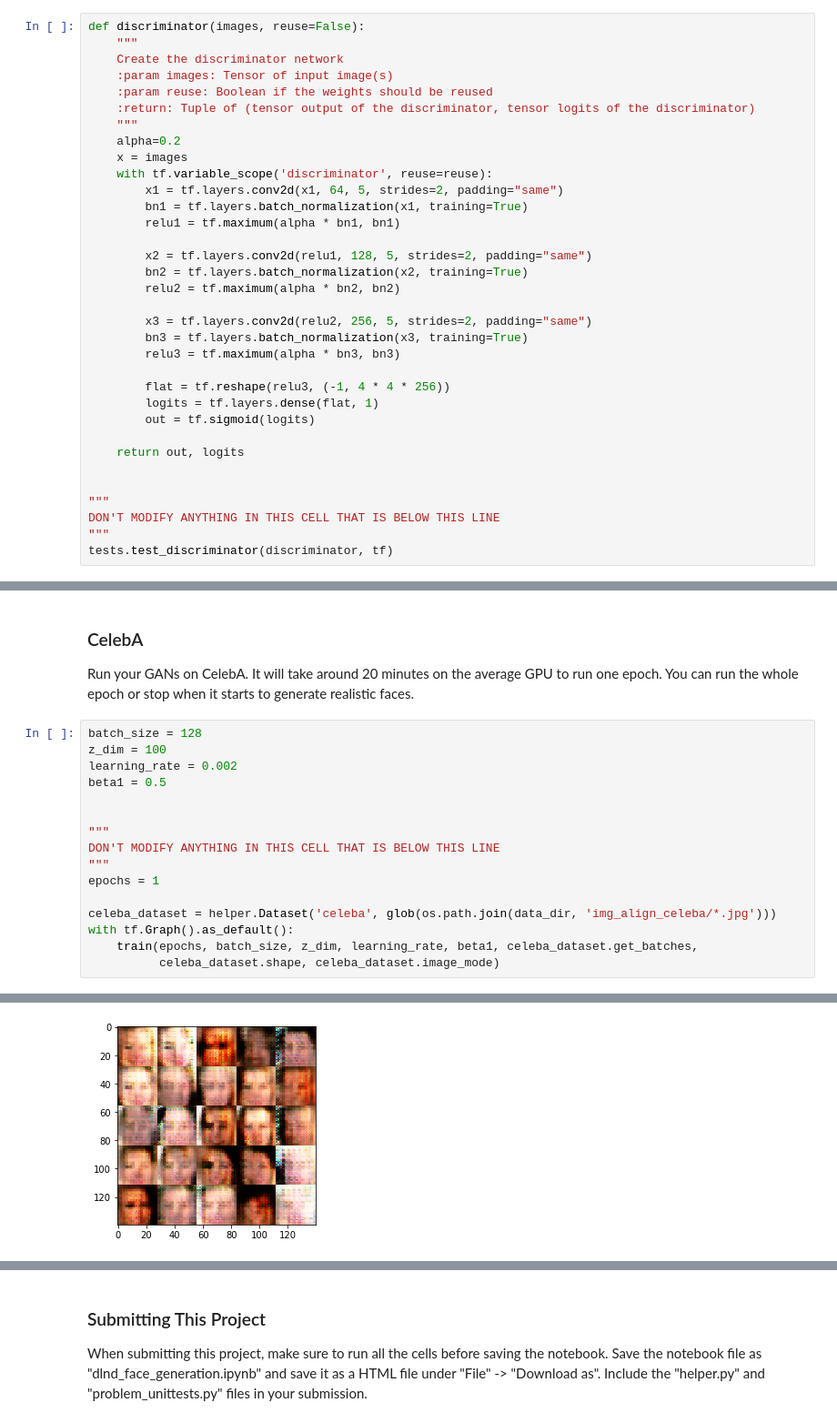
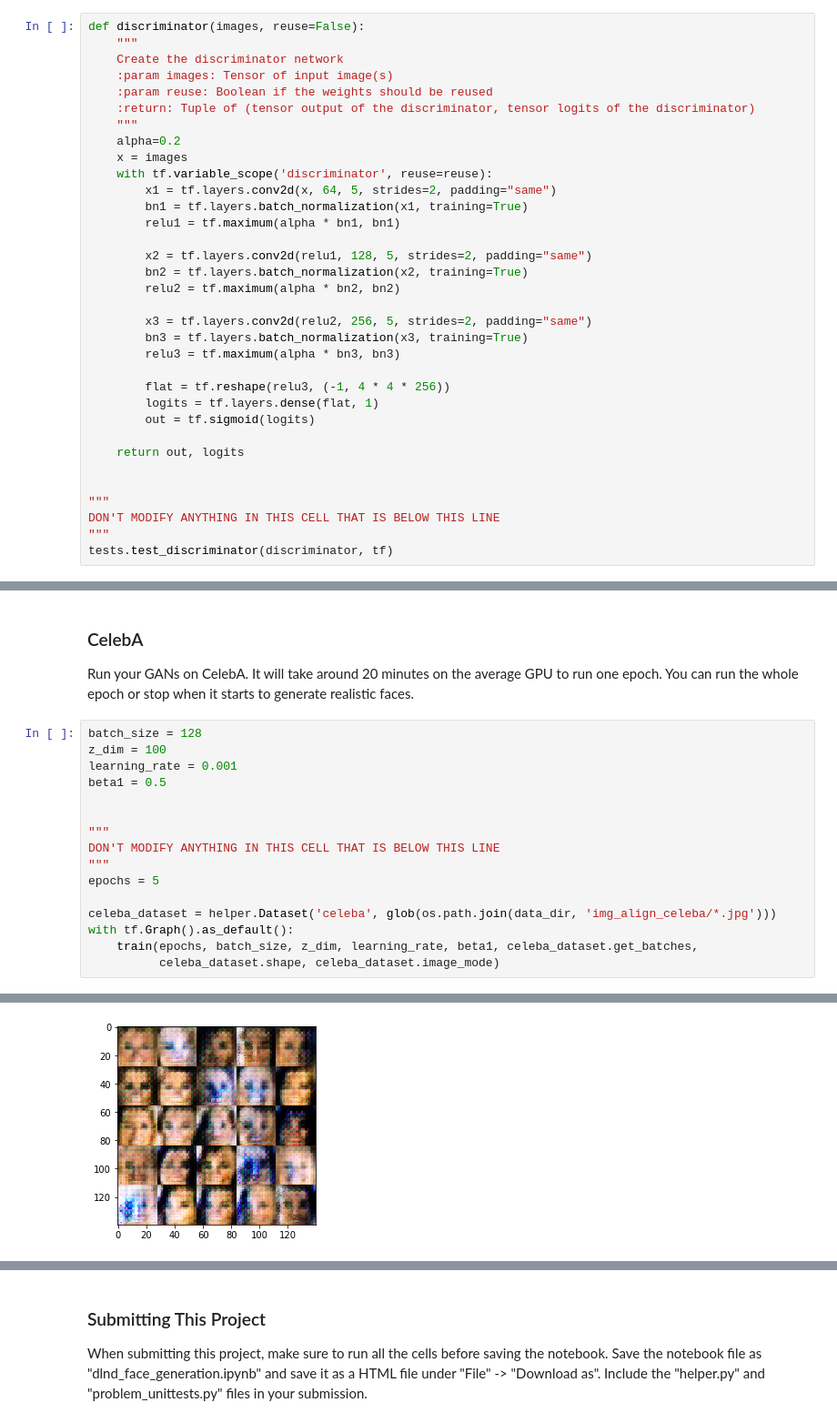
Before and after one commit to Satyaki0924/face_generation_with_generative_adversarial_network, a Jupyter notebook: dlnd_face_generation.ipynb, the cells around one changed output, grey strips where cells are left out. Shown at 91% size. Drawn from its saved outputs; the diff is of its cells as text.

```diff
--- a/dlnd_face_generation.ipynb
+++ b/dlnd_face_generation.ipynb
@@ -143,7 +143,7 @@ def discriminator(images, reuse=False):
     alpha=0.2
     x = images
     with tf.variable_scope('discriminator', reuse=reuse):
-        x1 = tf.layers.conv2d(x1, 64, 5, strides=2, padding="same")
+        x1 = tf.layers.conv2d(x, 64, 5, strides=2, padding="same")
         bn1 = tf.layers.batch_normalization(x1, training=True)
         relu1 = tf.maximum(alpha * bn1, bn1)
 
@@ -391,14 +391,14 @@ Run your GANs on CelebA.  It will take around 20 minutes on the average GPU to r
 # %%
 batch_size = 128
 z_dim = 100
-learning_rate = 0.002
+learning_rate = 0.001
 beta1 = 0.5
 
 
 """
 DON'T MODIFY ANYTHING IN THIS CELL THAT IS BELOW THIS LINE
 """
-epochs = 1
+epochs = 5
 
 celeba_dataset = helper.Dataset('celeba', glob(os.path.join(data_dir, 'img_align_celeba/*.jpg')))
 with tf.Graph().as_default():
@@ -413 +413 @@ Epoch 1/1 Step 400... Discriminator Loss: 1.3494... Generator Loss: 0.9134
-[figure, old version]
+[figure, new version]
```
Also changed, not shown: parts of 2 cells of this notebook, 1 other file.
